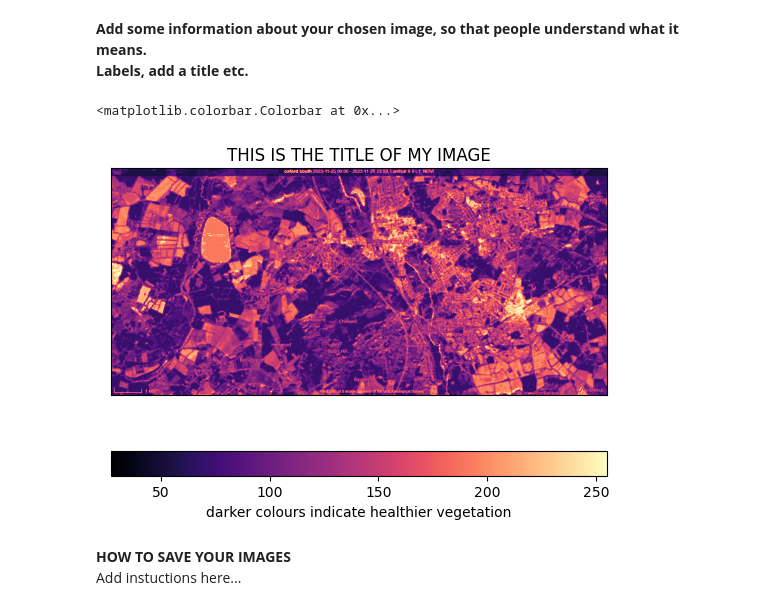
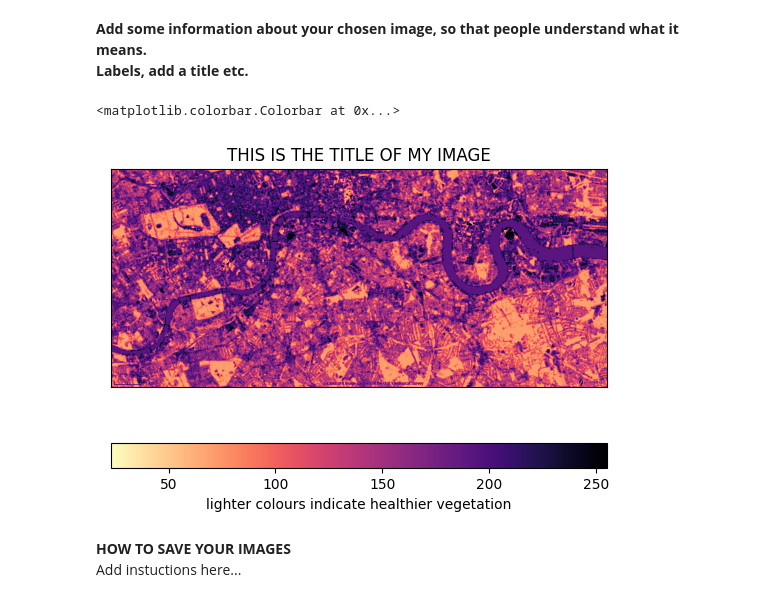
Before and after one commit to hermonochy/satellite-imagery, a Jupyter notebook: content/CCC/CreativeComputingClub.ipynb, the cells around one changed output. Drawn from its saved outputs; the diff is of its cells as text; code cells hidden in the pictures.

```diff
--- a/content/CCC/CreativeComputingClub.ipynb
+++ b/content/CCC/CreativeComputingClub.ipynb
@@ -82,7 +88,7 @@ INSTRUCTIONS FOR USING SENTINEL HUB HERE**
 # %%
 # edit this code to test your new image
 
-my_Image = convert( "Landsat_NDVI.jpg" ) # EDIT THIS FOR YOUR NEW IMAGE OR PIC YOUR FAVOURITE ONE OF OURS
+my_Image = convert( "London_Landsat_NDVI.jpg" ) # EDIT THIS FOR YOUR NEW IMAGE OR PIC YOUR FAVOURITE ONE OF OURS
 plt.imshow(my_Image, cmap='rainbow') # CHANGE TO YOUR FAVOURITE COLOUR MAP
 tidy_plot()
 plt.colorbar(orientation='horizontal')
@@ -95,13 +101,13 @@ array:  uint8
 **Add some information about your chosen image, so that people understand what it means.<br>
 Labels, add a title etc.**
 # %%
-plt.imshow(my_Image, cmap='magma') # CHANGE TO YOUR FAVOURITE COLOUR MAP
+plt.imshow(my_Image, cmap='magma_r') # CHANGE TO YOUR FAVOURITE COLOUR MAP
 tidy_plot()
 plt.title('THIS IS THE TITLE OF MY IMAGE')
-plt.colorbar(orientation='horizontal', label='darker colours indicate healthier vegetation')
+plt.colorbar(orientation='horizontal', label='lighter colours indicate healthier vegetation')
 # %% [output]
 <matplotlib.colorbar.Colorbar at 0x...>
-[figure, old version]
+[figure, new version]
 # %% [markdown]
 **HOW TO SAVE YOUR IMAGES**<br>
 Add instuctions here...
```
Also changed, not shown: parts of 10 cells of this notebook, 5 other files.
